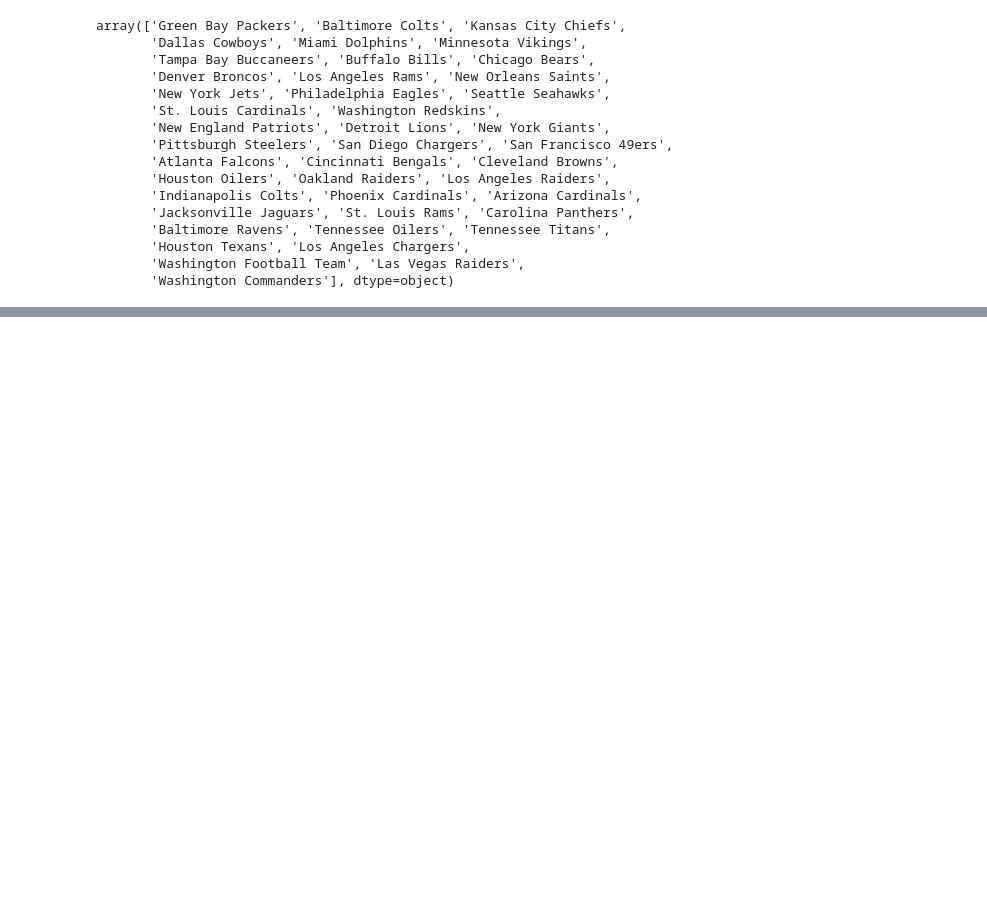
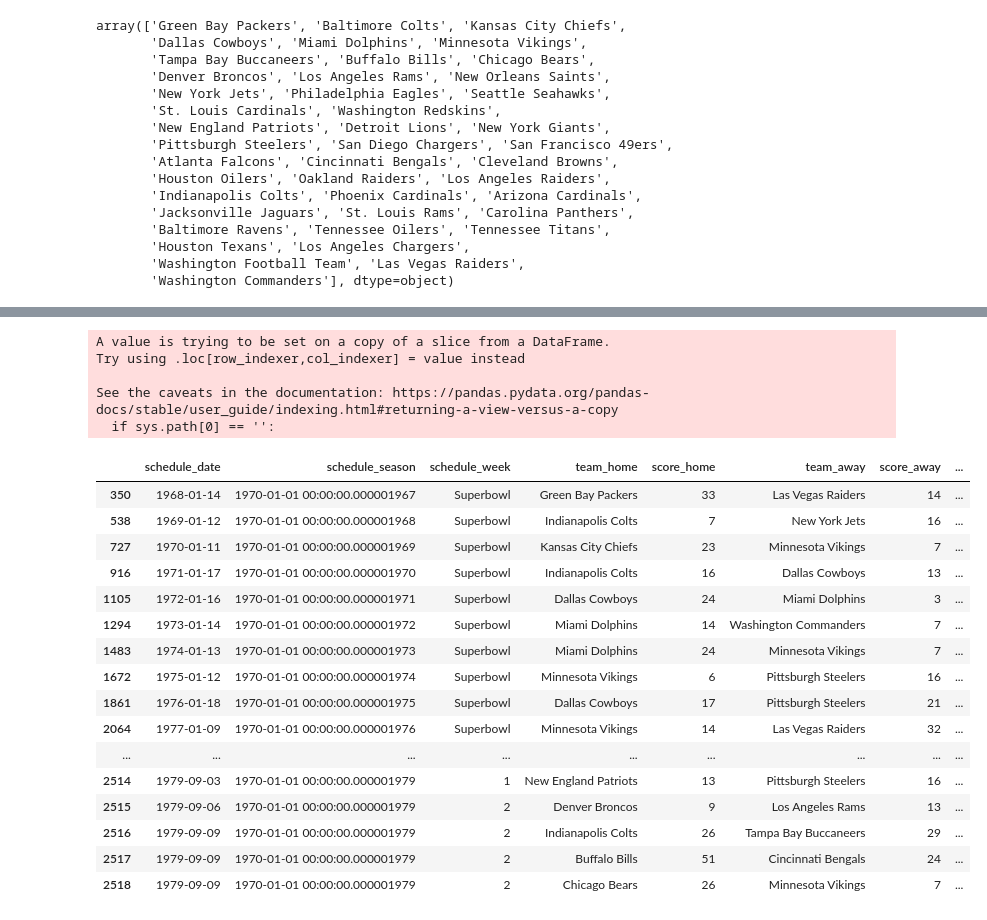
Before and after one commit to marcpalumbo/NFL_Predictions, a Jupyter notebook: NFL_odds.ipynb, the cells around one changed output, grey strips where cells are left out. Saved outputs shown, nothing was run; the diff lists cells and outputs as text; code cells hidden in the pictures; blank space fills up the shorter version.

```diff
--- a/NFL_odds.ipynb
+++ b/NFL_odds.ipynb
@@ -206,0 +267,3 @@ df.head()
+# %%
+'''Swapping old names with new names for consistency'''
+df['team_home'] = df['team_home'].replace(replacements)
@@ -206,0 +275,3 @@ df.head()
+# %%
+# appying to favorite id as well
+df['team_favorite_id'] = df['team_favorite_id'].replace(replacements)
@@ -206,0 +283,2 @@ df.head()
+# %%
+df['winning_team'] = df['winning_team'].replace(replacements)
@@ -206,0 +300,39 @@ df.head()
+# %%
+'''create column to list underdog teams'''
+
+conditions = [
+    (df['team_favorite_id'] == df['team_home']),
+    (df['team_favorite_id'] == df['team_away']),
+    (df['team_favorite_id'] == 'PICK')
+
+]
+
+results = [df['team_away'],df['team_home'],df['winning_team']]
+
+df['underdog'] = np.select(conditions,results)
+# %% [output]
+A value is trying to be set on a copy of a slice from a DataFrame.
+Try using .loc[row_indexer,col_indexer] = value instead
+
+See the caveats in the documentation: https://pandas.pydata.org/pandas-docs/stable/user_guide/indexing.html#returning-a-view-versus-a-copy
+  if sys.path[0] == '':
+# %%
+df.head(30)
+# %% [output]
+|  | schedule_date | schedule_season | schedule_week | team_home | score_home | team_away | score_away | ... |
+| 350 | 1968-01-14 | 1970-01-01 00:00:00.000001967 | Superbowl | Green Bay Packers | 33 | Las Vegas Raiders | 14 | ... |
+| 538 | 1969-01-12 | 1970-01-01 00:00:00.000001968 | Superbowl | Indianapolis Colts | 7 | New York Jets | 16 | ... |
+| 727 | 1970-01-11 | 1970-01-01 00:00:00.000001969 | Superbowl | Kansas City Chiefs | 23 | Minnesota Vikings | 7 | ... |
+| 916 | 1971-01-17 | 1970-01-01 00:00:00.000001970 | Superbowl | Indianapolis Colts | 16 | Dallas Cowboys | 13 | ... |
+| 1105 | 1972-01-16 | 1970-01-01 00:00:00.000001971 | Superbowl | Dallas Cowboys | 24 | Miami Dolphins | 3 | ... |
+| 1294 | 1973-01-14 | 1970-01-01 00:00:00.000001972 | Superbowl | Miami Dolphins | 14 | Washington Commanders | 7 | ... |
+| 1483 | 1974-01-13 | 1970-01-01 00:00:00.000001973 | Superbowl | Miami Dolphins | 24 | Minnesota Vikings | 7 | ... |
+| 1672 | 1975-01-12 | 1970-01-01 00:00:00.000001974 | Superbowl | Minnesota Vikings | 6 | Pittsburgh Steelers | 16 | ... |
+| 1861 | 1976-01-18 | 1970-01-01 00:00:00.000001975 | Superbowl | Dallas Cowboys | 17 | Pittsburgh Steelers | 21 | ... |
+| 2064 | 1977-01-09 | 1970-01-01 00:00:00.000001976 | Superbowl | Minnesota Vikings | 14 | Las Vegas Raiders | 32 | ... |
+| ... | ... | ... | ... | ... | ... | ... | ... | ... |
+| 2514 | 1979-09-03 | 1970-01-01 00:00:00.000001979 | 1 | New England Patriots | 13 | Pittsburgh Steelers | 16 | ... |
+| 2515 | 1979-09-06 | 1970-01-01 00:00:00.000001979 | 2 | Denver Broncos | 9 | Los Angeles Rams | 13 | ... |
+| 2516 | 1979-09-09 | 1970-01-01 00:00:00.000001979 | 2 | Indianapolis Colts | 26 | Tampa Bay Buccaneers | 29 | ... |
+| 2517 | 1979-09-09 | 1970-01-01 00:00:00.000001979 | 2 | Buffalo Bills | 51 | Cincinnati Bengals | 24 | ... |
+| 2518 | 1979-09-09 | 1970-01-01 00:00:00.000001979 | 2 | Chicago Bears | 26 | Minnesota Vikings | 7 | ... |
```
Also changed, not shown: parts of 28 cells of this notebook.
